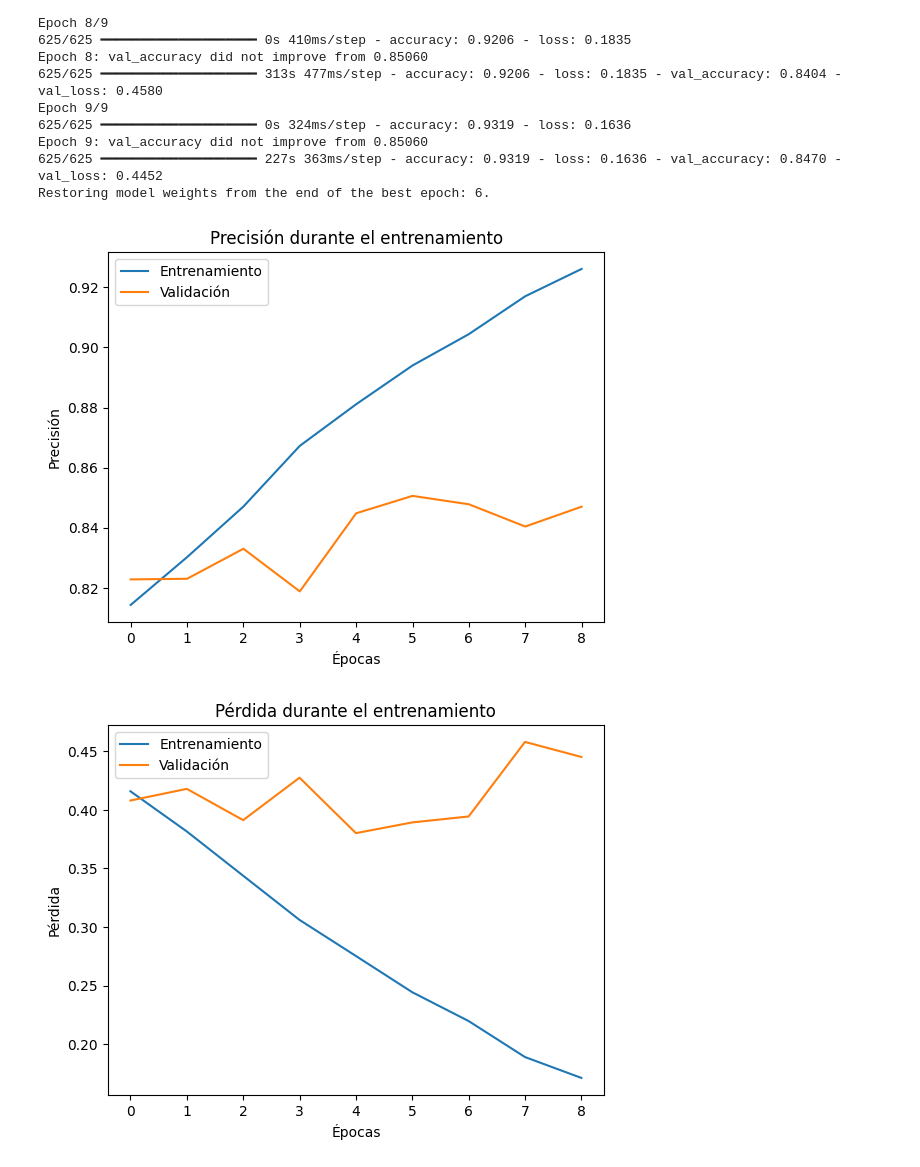
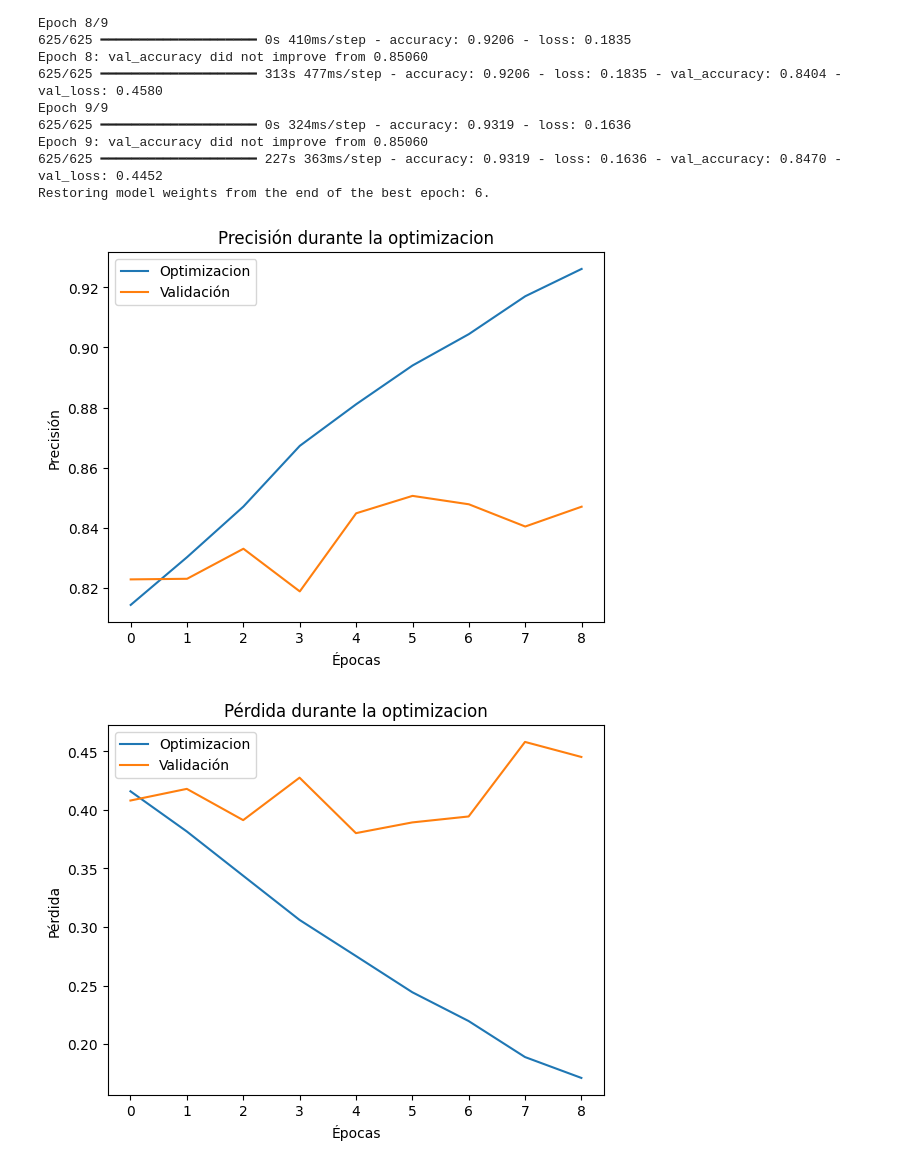
Before and after one commit to 4GeeksAcademy/najuvgz-intro-ml, a Jupyter notebook: src/11-image-classifier.ipynb, the cells around one changed output. Cells and saved outputs as stored; diff of their text form; code cells hidden in the pictures.

```diff
--- a/src/11-image-classifier.ipynb
+++ b/src/11-image-classifier.ipynb
@@ -192,24 +192,24 @@ Epoch 9: val_accuracy did not improve from 0.85060
 625/625 ━━━━━━━━━━━━━━━━━━━━ 227s 363ms/step - accuracy: 0.9319 - loss: 0.1636 - val_accuracy: 0.8470 - val_loss: 0.4452
 Restoring model weights from the end of the best epoch: 6.
 # %%
-plt.plot(history.history['accuracy'], label='Entrenamiento')
+plt.plot(history.history['accuracy'], label='Optimizacion')
 plt.plot(history.history['val_accuracy'], label='Validación')
-plt.title('Precisión durante el entrenamiento')
+plt.title('Precisión durante la optimizacion')
 plt.xlabel('Épocas')
 plt.ylabel('Precisión')
 plt.legend()
 plt.show()
 
 
-plt.plot(history.history['loss'], label='Entrenamiento')
+plt.plot(history.history['loss'], label='Optimizacion')
 plt.plot(history.history['val_loss'], label='Validación')
-plt.title('Pérdida durante el entrenamiento')
+plt.title('Pérdida durante la optimizacion')
 plt.xlabel('Épocas')
 plt.ylabel('Pérdida')
 plt.legend()
 plt.show()
 # %% [output]
-[figure, old version]
+[figure, new version]
-[figure, old version]
+[figure, new version]
 # %%
 model.save('modelo_perros_y_gatos.h5')
```
Also changed, not shown: 3 other files.
